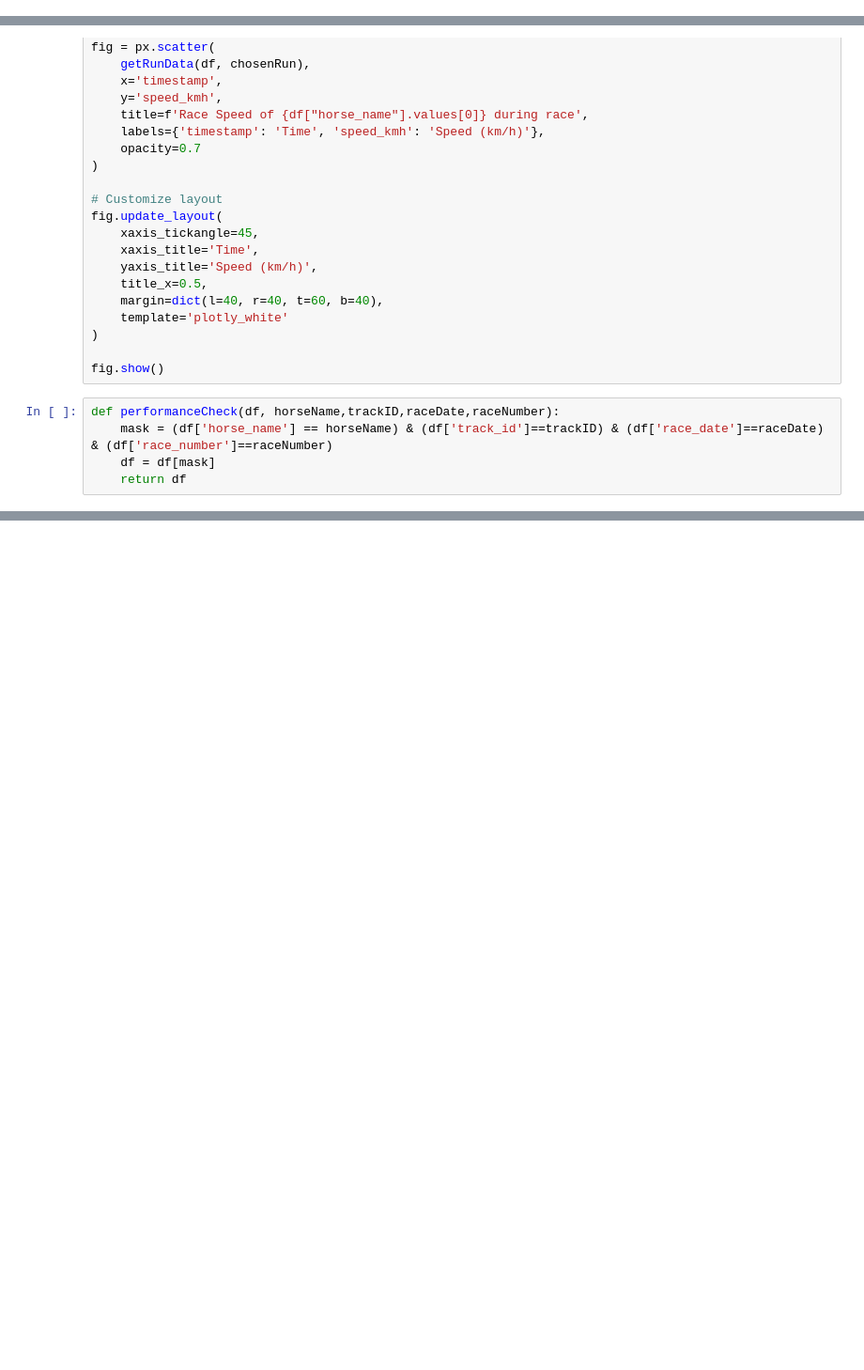
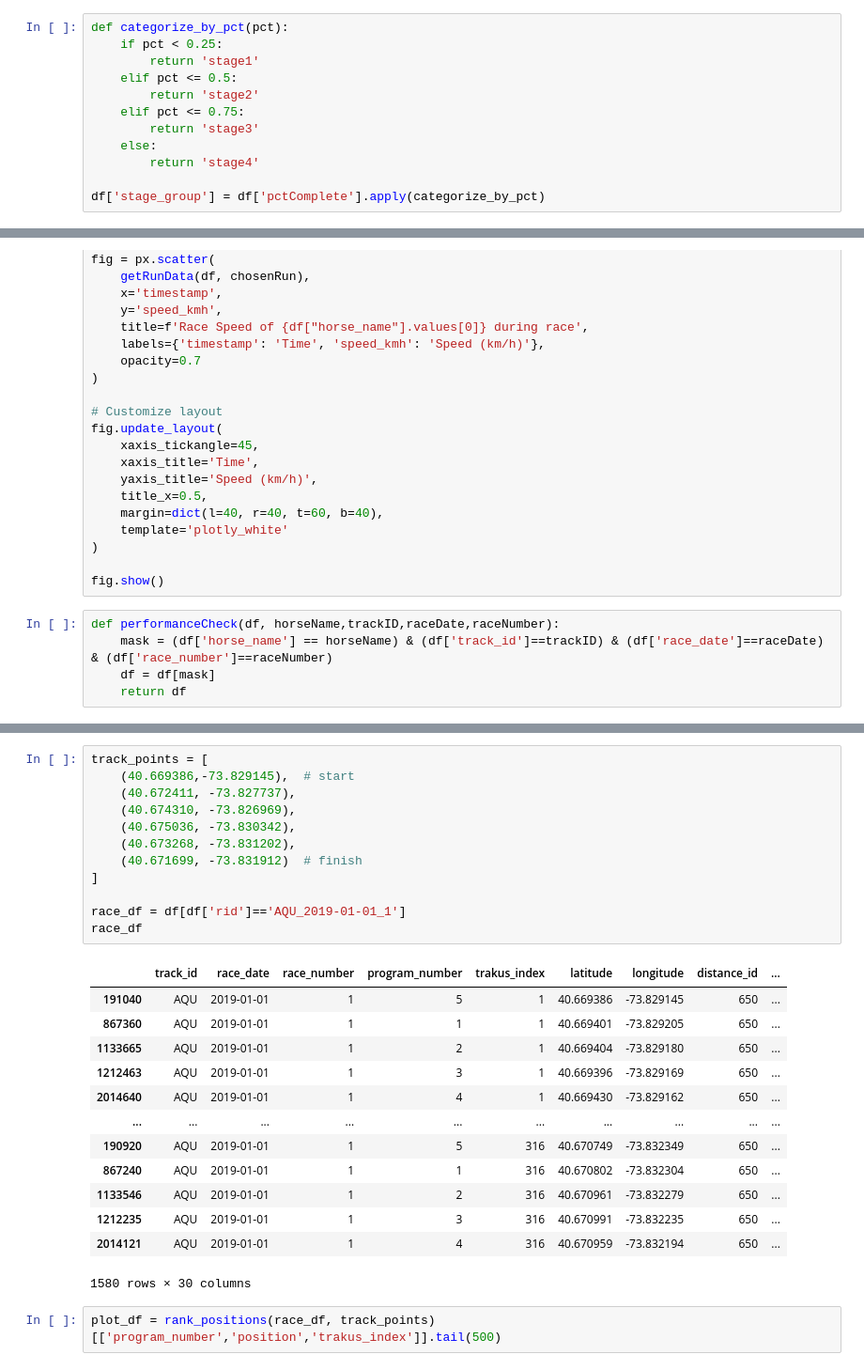
Before and after one commit to sajodajo/HorseRacing, a Jupyter notebook: notebooks/1_EDA_SJ.ipynb, the cells around one changed output, grey strips where cells are left out. Shown: that part at 94% size. Cells and saved outputs as stored; diff of their text form; blank space fills up the shorter version.

```diff
--- a/notebooks/1_EDA_SJ.ipynb
+++ b/notebooks/1_EDA_SJ.ipynb
@@ -271,0 +187,12 @@ df
+# %%
+def categorize_by_pct(pct):
+    if pct < 0.25:
+        return 'stage1'
+    elif pct <= 0.5:
+        return 'stage2'
+    elif pct <= 0.75:
+        return 'stage3'
+    else:
+        return 'stage4'
+
+df['stage_group'] = df['pctComplete'].apply(categorize_by_pct)
@@ -426,0 +655,28 @@ FileNotFoundError: No such file or directory (os error 2): /data/raw/nyra_2019_c
+# %%
+track_points = [
+    (40.669386,-73.829145),  # start
+    (40.672411, -73.827737),
+    (40.674310, -73.826969),
+    (40.675036, -73.830342),
+    (40.673268, -73.831202),
+    (40.671699, -73.831912)  # finish
+]
+
+race_df = df[df['rid']=='AQU_2019-01-01_1']
+race_df
+# %% [output]
+|  | track_id | race_date | race_number | program_number | trakus_index | latitude | longitude | distance_id | ... |
+| 191040 | AQU | 2019-01-01 | 1 | 5 | 1 | 40.669386 | -73.829145 | 650 | ... |
+| 867360 | AQU | 2019-01-01 | 1 | 1 | 1 | 40.669401 | -73.829205 | 650 | ... |
+| 1133665 | AQU | 2019-01-01 | 1 | 2 | 1 | 40.669404 | -73.829180 | 650 | ... |
+| 1212463 | AQU | 2019-01-01 | 1 | 3 | 1 | 40.669396 | -73.829169 | 650 | ... |
+| 2014640 | AQU | 2019-01-01 | 1 | 4 | 1 | 40.669430 | -73.829162 | 650 | ... |
+| ... | ... | ... | ... | ... | ... | ... | ... | ... | ... |
+| 190920 | AQU | 2019-01-01 | 1 | 5 | 316 | 40.670749 | -73.832349 | 650 | ... |
+| 867240 | AQU | 2019-01-01 | 1 | 1 | 316 | 40.670802 | -73.832304 | 650 | ... |
+| 1133546 | AQU | 2019-01-01 | 1 | 2 | 316 | 40.670961 | -73.832279 | 650 | ... |
+| 1212235 | AQU | 2019-01-01 | 1 | 3 | 316 | 40.670991 | -73.832235 | 650 | ... |
+| 2014121 | AQU | 2019-01-01 | 1 | 4 | 316 | 40.670959 | -73.832194 | 650 | ... |
+1580 rows × 30 columns
+# %%
+plot_df = rank_positions(race_df, track_points)[['program_number','position','trakus_index']].tail(500)
```
Also changed, not shown: parts of 44 cells of this notebook, 5 other files.
